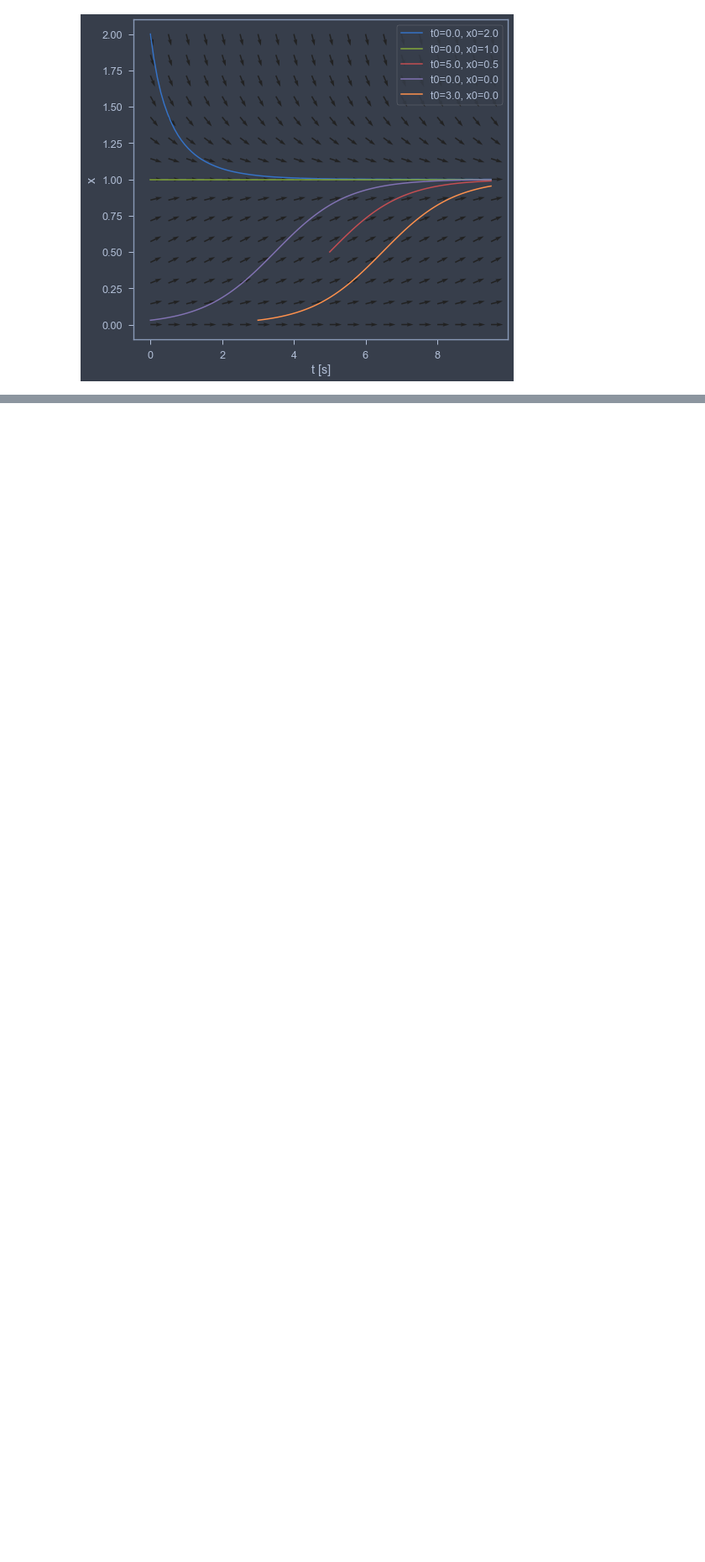
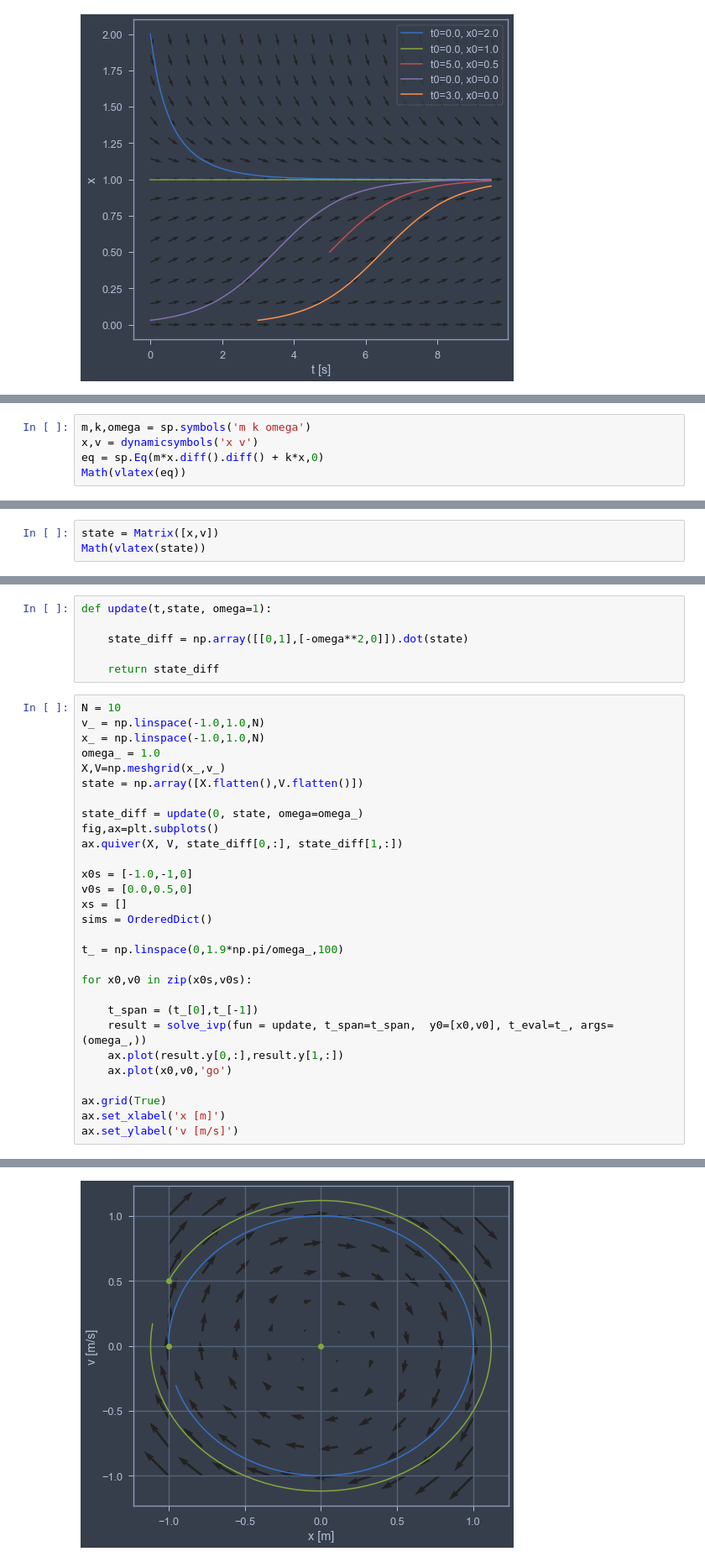
Before and after one commit to martinlarsalbert/Prediction-of-roll-motion-using-fully-nonlinear-potential-flow-and-Ikedas-method, a Jupyter notebook: notebooks/05.1_phase_plane_plot.ipynb, the cells around one changed output, grey strips where cells are left out. Shown at 84% size. Saved outputs shown, nothing was run; the diff lists cells and outputs as text; blank space fills up the shorter version.

```diff
--- a/notebooks/05.1_phase_plane_plot.ipynb
+++ b/notebooks/05.1_phase_plane_plot.ipynb
@@ -192,0 +163,5 @@ $\displaystyle \phi{\left(t \right)} = \frac{\left(4 A_{44}^{2} \omega_{0}^{2} \
+# %%
+m,k,omega = sp.symbols('m k omega')
+x,v = dynamicsymbols('x v')
+eq = sp.Eq(m*x.diff().diff() + k*x,0)
+Math(vlatex(eq))
@@ -192,0 +191,3 @@ $\displaystyle \phi{\left(t \right)} = \frac{\left(4 A_{44}^{2} \omega_{0}^{2} \
+# %%
+state = Matrix([x,v])
+Math(vlatex(state))
@@ -192,0 +216,36 @@ $\displaystyle \phi{\left(t \right)} = \frac{\left(4 A_{44}^{2} \omega_{0}^{2} \
+# %%
+def update(t,state, omega=1):
+
+    state_diff = np.array([[0,1],[-omega**2,0]]).dot(state)
+
+    return state_diff
+# %%
+N = 10
+v_ = np.linspace(-1.0,1.0,N)
+x_ = np.linspace(-1.0,1.0,N)
+omega_ = 1.0
+X,V=np.meshgrid(x_,v_)
+state = np.array([X.flatten(),V.flatten()])
+
+state_diff = update(0, state, omega=omega_)
+fig,ax=plt.subplots()
+ax.quiver(X, V, state_diff[0,:], state_diff[1,:])
+
+x0s = [-1.0,-1,0]
+v0s = [0.0,0.5,0]
+xs = []
+sims = OrderedDict()
+
+t_ = np.linspace(0,1.9*np.pi/omega_,100)
+
+for x0,v0 in zip(x0s,v0s):
+
+    t_span = (t_[0],t_[-1])
+    result = solve_ivp(fun = update, t_span=t_span,  y0=[x0,v0], t_eval=t_, args=(omega_,))
+    ax.plot(result.y[0,:],result.y[1,:])
+    ax.plot(x0,v0,'go')
+
+ax.grid(True)
+ax.set_xlabel('x [m]')
+ax.set_ylabel('v [m/s]')
+# %% [output]
@@ -192,0 +253 @@ $\displaystyle \phi{\left(t \right)} = \frac{\left(4 A_{44}^{2} \omega_{0}^{2} \
+[figure, added]
```
Also changed, not shown: parts of 36 cells of this notebook, 2 other files.
